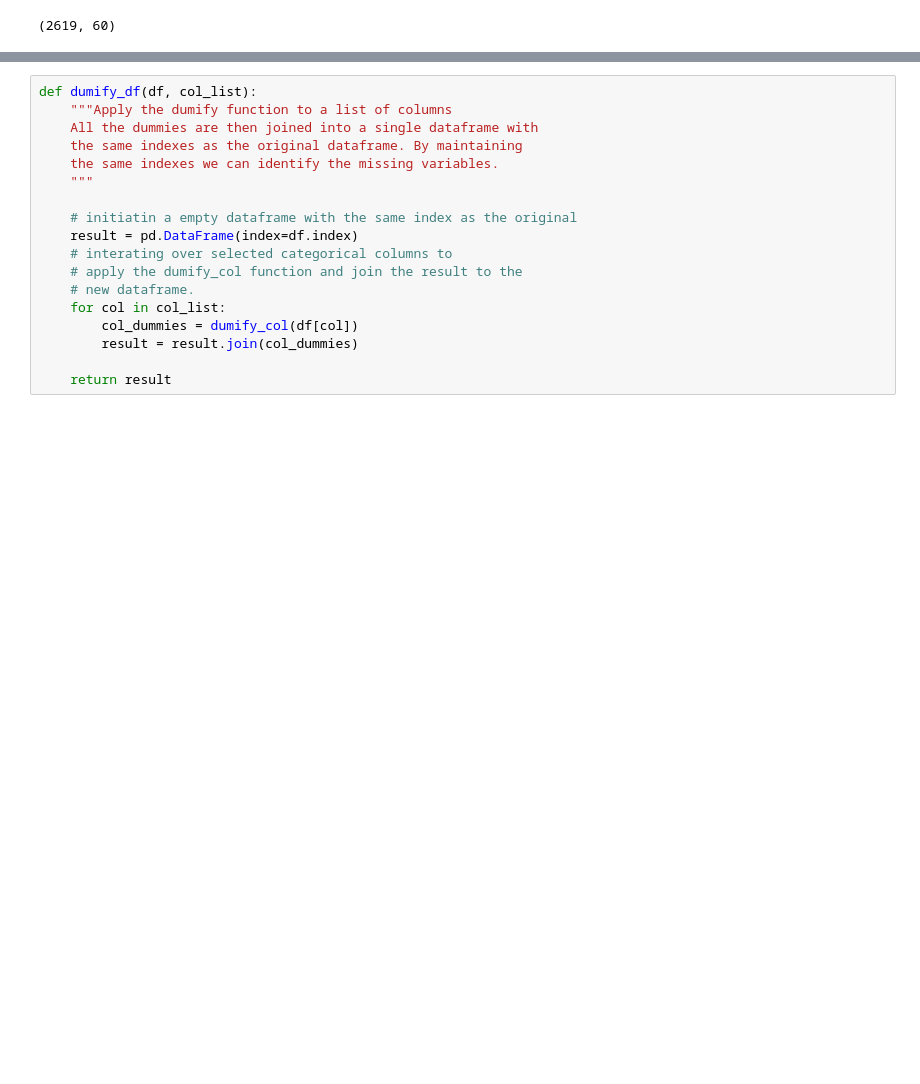
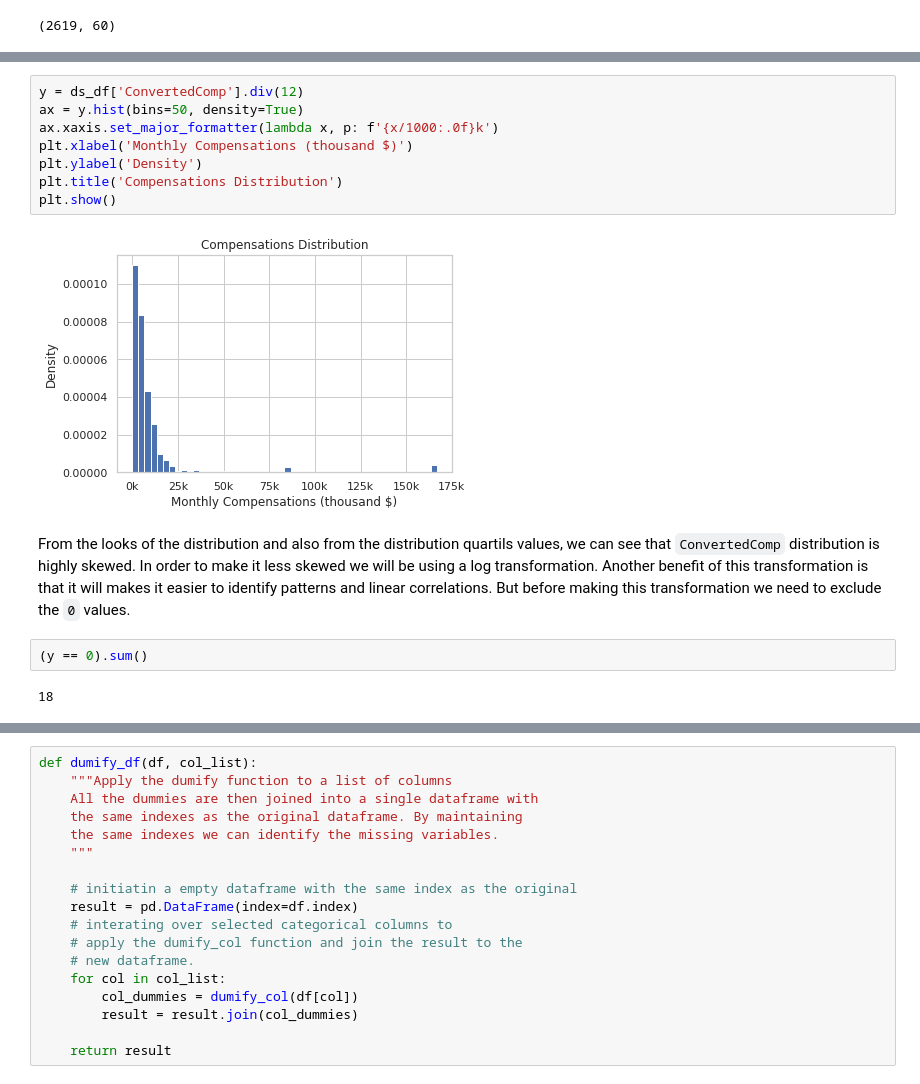
Before and after one commit to leofmr/stack_ds, a Jupyter notebook: SalaryPrediction.ipynb, the cells around one changed output, grey strips where cells are left out. Saved outputs shown, nothing was run; the diff lists cells and outputs as text; blank space fills up the shorter version.

```diff
--- a/SalaryPrediction.ipynb
+++ b/SalaryPrediction.ipynb
@@ -37,0 +51,16 @@ ds_df.shape
+# %%
+y = ds_df['ConvertedComp'].div(12)
+ax = y.hist(bins=50, density=True)
+ax.xaxis.set_major_formatter(lambda x, p: f'{x/1000:.0f}k')
+plt.xlabel('Monthly Compensations (thousand $)')
+plt.ylabel('Density')
+plt.title('Compensations Distribution')
+plt.show()
+# %% [output]
+[figure, added]
+# %% [markdown]
+From the looks of the distribution and also from the distribution quartils values, we can see that `ConvertedComp` distribution is highly skewed. In order to make it less skewed we will be using a log transformation. Another benefit of this transformation is that it will makes it easier to identify patterns and linear correlations. But before making this transformation we need to exclude the `0` values.
+# %%
+(y == 0).sum()
+# %% [output]
+18
```
Also changed, not shown: parts of 42 cells of this notebook.
